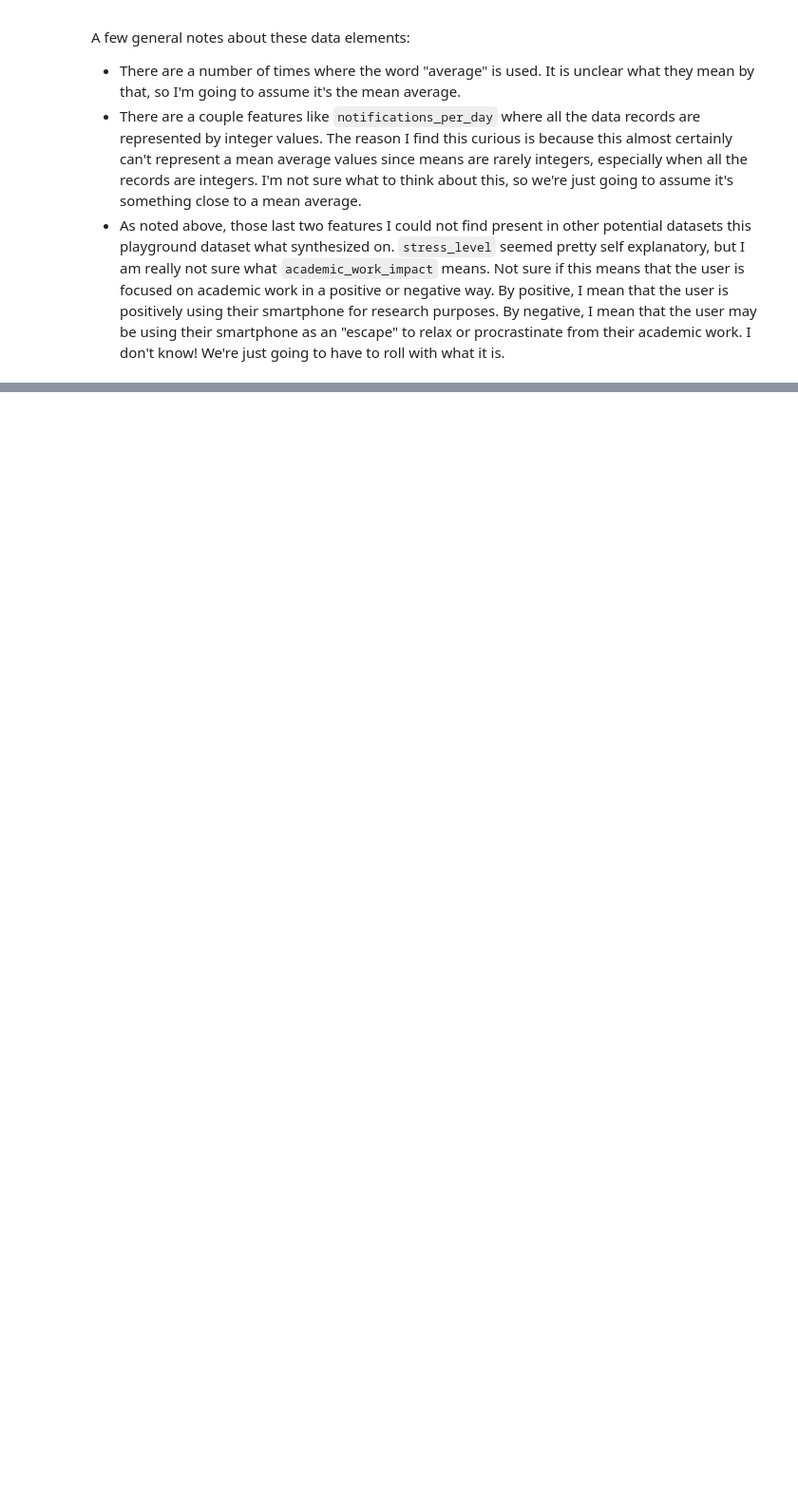
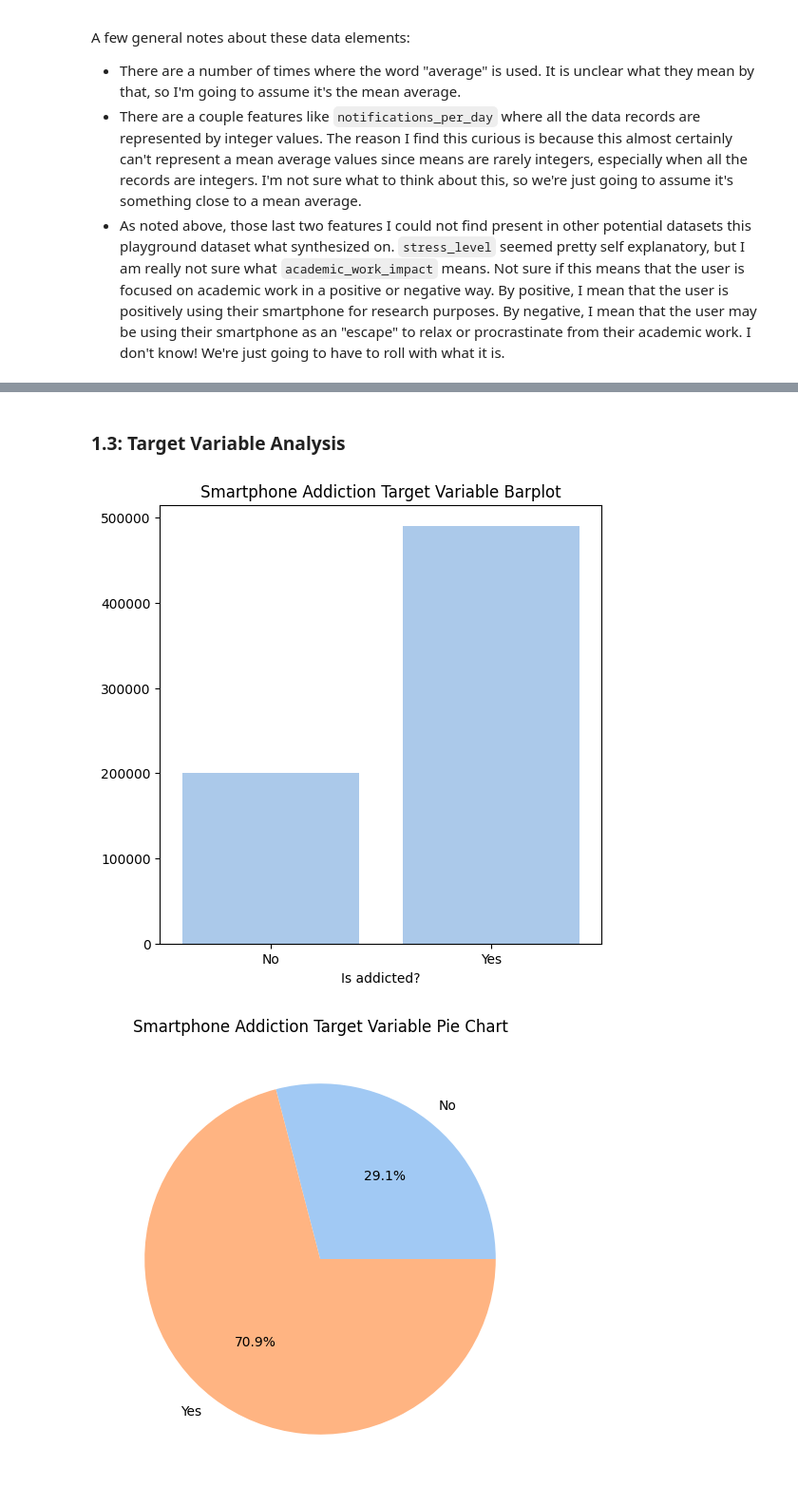
Before and after one commit to dkhundley/kaggle-playground-competitions, a Jupyter notebook: season_06/episode_08/s6e8_smartphone_addiction.ipynb, the cells around one changed output, grey strips where cells are left out. Shown at 95% size. Cells and saved outputs as stored; diff of their text form; code cells hidden in the pictures; blank space fills up the shorter version.

```diff
--- a/season_06/episode_08/s6e8_smartphone_addiction.ipynb
+++ b/season_06/episode_08/s6e8_smartphone_addiction.ipynb
@@ -12,2 +19,5 @@ import polars as pl
+# %%
+# Setting the seaborn color palette
+sns.set_palette('pastel')
 # %%
 # Loading in the raw data
@@ -54,0 +106,32 @@ shape: (5, 14)
+# %% [markdown]
+### 1.3: Target Variable Analysis
+# %%
+# Getting the counts associated to the target variable
+addicted_labels = (
+    df_train_raw \
+        .groupby('addicted_label') \
+        .size() \
+        .reset_index(name = 'count')
+)
+
+# Converting the values of the target variable for easier understanding
+addicted_labels['addicted_label'] = addicted_labels['addicted_label'].map({1: 'Yes', 0: 'No'})
+
+# Creating a bar plot around the target variable
+fig, ax = plt.subplots(figsize = (6, 6))
+ax = sns.barplot(addicted_labels, x = 'addicted_label', y = 'count');
+ax.set_title('Smartphone Addiction Target Variable Barplot');
+ax.set_xlabel('Is addicted?')
+ax.set_ylabel('')
+
+# Creating a pie chart around the target variable
+fig, ax = plt.subplots(figsize = (6, 6))
+ax.pie(
+    addicted_labels['count'],
+    labels = addicted_labels['addicted_label'],
+    autopct = '%1.1f%%'
+);
+ax.set_title('Smartphone Addiction Target Variable Pie Chart');
+# %% [output]
+[figure, added]
+[figure, added]
```
Also changed, not shown: parts of 11 cells of this notebook.
